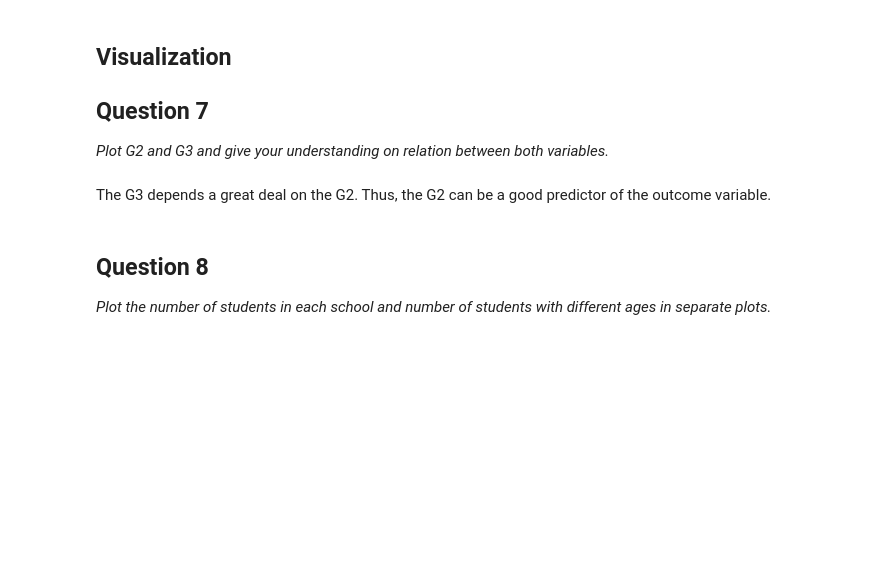
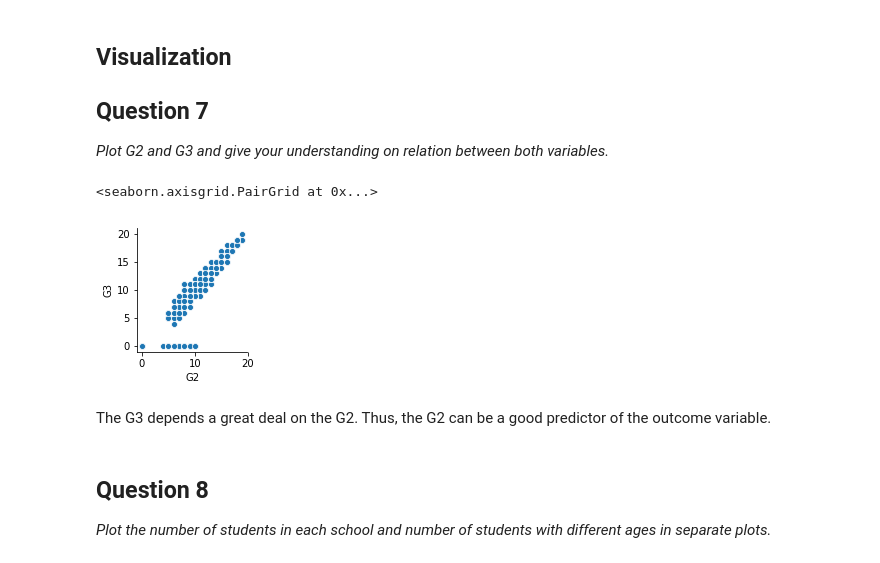
Before and after one commit to GreatLearningAIML1/bangalore-aug19-batch-knightriderX, a Jupyter notebook: R3_External_Lab_Logistic_and_Naive_bayes_questions_KG_Solutions.ipynb, the cells around one changed output. Drawn from its saved outputs; the diff is of its cells as text; code cells hidden in the pictures; blank space fills up the shorter version.

```diff
--- a/R3_External_Lab_Logistic_and_Naive_bayes_questions_KG_Solutions.ipynb
+++ b/R3_External_Lab_Logistic_and_Naive_bayes_questions_KG_Solutions.ipynb
@@ -47,0 +68,6 @@ This data approach student achievement in secondary education of two Portuguese
+# %%
+# Data Located at :
+url = "https://raw.githubusercontent.com/GreatLearningAIML1/bangalore-aug19-batch-knightriderX/master/students-data.csv?token=ABRYHI2WXTW6QBMPIN4MFEK5VPMEU"
+# %%
+studentData_df = pd.read_csv(url,sep=';')
+studentData_df.head()
@@ -51,3 +116,9 @@ This data approach student achievement in secondary education of two Portuguese
 *Set the index name of the dataframe to **"number"**. Check sample of data to drop if any missing values are there.*
 
 #### Answer:
+# %%
+studentData_df.index.name = "number"
+print(studentData_df.index.name)
+print("\nChecking if there are any missing values...")
+print(studentData_df.isnull().sum())
+studentData_df[studentData_df.isnull().any(axis=1)]
@@ -86,6 +283,12 @@ Take the list of categorical attributes(from the above result) and convert them
 ## Question 7
 
 *Plot G2 and G3 and give your understanding on relation between both variables.*
+# %%
+#sns.pairplot(x_vars='G2',y_vars='G3',data=studentData_df_final)
+sns.pairplot(x_vars='G2',y_vars='G3',data=studentData_df)
+# %% [output]
+<seaborn.axisgrid.PairGrid at 0x...>
+[figure, added]
 # %% [markdown]
 
 The G3 depends a great deal on the G2. Thus, the G2 can be a good predictor of the outcome variable.
```
Also changed, not shown: parts of 37 cells of this notebook.
